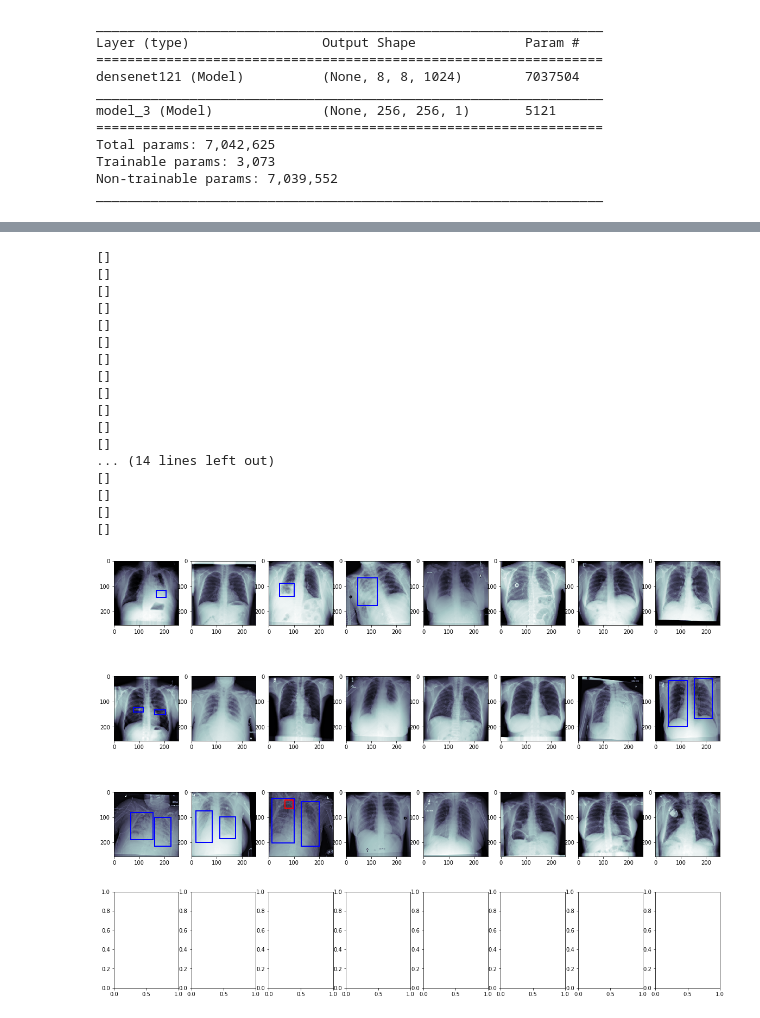
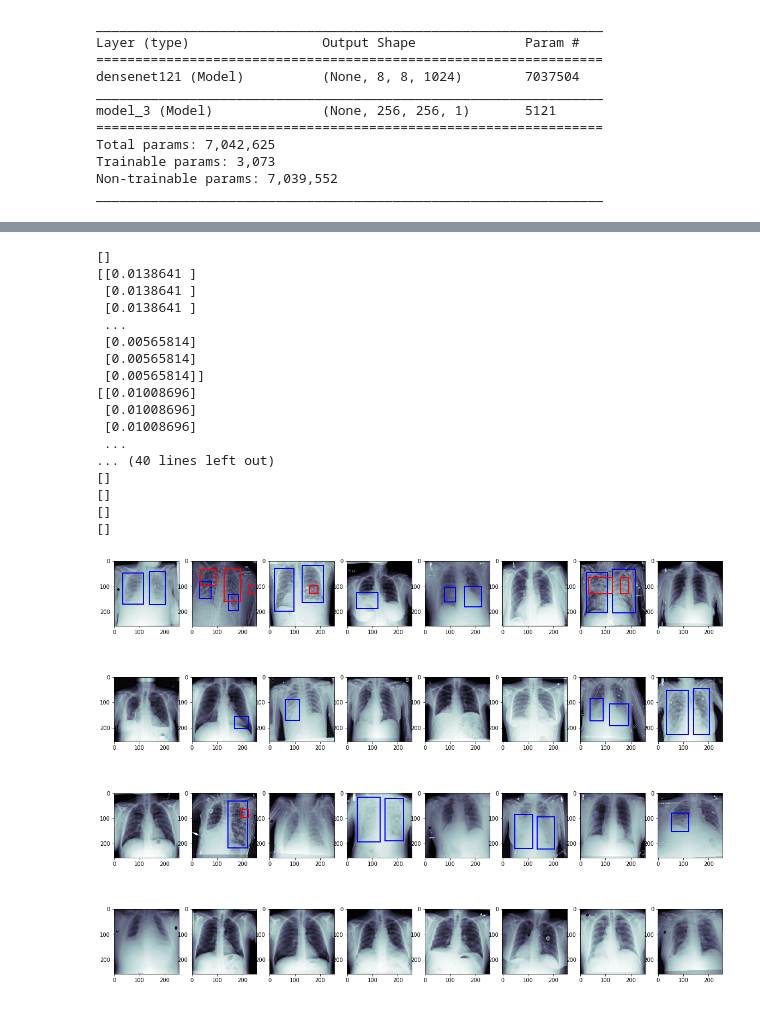
Before and after one commit to jsreid13/syde677-project, a Jupyter notebook: scripts/deepnet.ipynb, the cells around one changed output, grey strips where cells are left out. Cells and saved outputs as stored; diff of their text form; code cells hidden in the pictures.

```diff
--- a/scripts/deepnet.ipynb
+++ b/scripts/deepnet.ipynb
@@ -304,15 +304,13 @@ def iou_loss(y_true, y_pred):
 # combine bce loss and iou loss
 def iou_bce_loss(y_true, y_pred):
     split0, split1, split2 = tf.split(y_true, num_or_size_splits=3, axis=3)
-    split0 = tf.divide(split0, 255)
+    split0 = tf.round(tf.divide(split0, 255))
     return 0.5 * binary_crossentropy(split0, y_pred) + 0.5 * iou_loss(split0, y_pred)
 
 # mean iou as a metric
 def mean_iou(y_true, y_pred):
     split0, split1, split2 = tf.split(y_true, num_or_size_splits=3, axis=3)
-    #print(tf.shape(split0))
-    #print(tf.shape(y_pred))
-    split0 = tf.divide(split0, 255)
+    split0 = tf.round(tf.divide(split0, 255))
     y_pred = tf.round(y_pred)
     intersect = tf.reduce_sum(split0 * y_pred, axis=[1, 2, 3])
     union = tf.reduce_sum(split0, axis=[1, 2, 3]) + tf.reduce_sum(y_pred, axis=[1, 2, 3])
@@ -348,7 +346,7 @@ history = pneu_model.fit_generator(train_generator,
                                    steps_per_epoch=train_image_generator.n//BATCH_SIZE,
                                    validation_data=valid_generator,
                                    validation_steps=valid_image_generator.n//BATCH_SIZE,
-                                   epochs=20,
+                                   epochs=4,
                                    callbacks=callbacks_list,
                                    workers=1
                                    )
@@ -412,45 +409,45 @@ for img, msk, pred in zip(valid_set, valid_tar, preds):
     # apply connected components
     comp = measure.label(comp)
     # apply bounding boxes
     predictionString = ''
     for region in measure.regionprops(comp):
         # retrieve x, y, height and width
         y, x, y2, x2 = region.bbox
         height = y2 - y
         width = x2 - x
         axarr[axidx].add_patch(patches.Rectangle((x,y),width,height,linewidth=2,edgecolor='b',facecolor='none'))
     # threshold predicted mask
-    comp = pred[:, :, 0] > 0.1
+    comp = pred[:, :, 0] > 0.005
     print(pred[comp])
     # apply connected components
     comp = measure.label(comp)
     # apply bounding boxes
     predictionString = ''
     for region in measure.regionprops(comp):
         # retrieve x, y, height and width
         y, x, y2, x2 = region.bbox
         height = y2 - y
         width = x2 - x
         axarr[axidx].add_patch(patches.Rectangle((x,y),width,height,linewidth=2,edgecolor='r',facecolor='none'))
     axidx += 1
 plt.show()
 # only plot one batch
 # %% [output]
+[]
+[[0.0138641 ]
+ [0.0138641 ]
+ [0.0138641 ]
+ ...
+ [0.00565814]
+ [0.00565814]
+ [0.00565814]]
+[[0.01008696]
+ [0.01008696]
+ [0.01008696]
+ ...
+... (40 lines left out)
 []
 []
 []
 []
-[]
-[]
-[]
-[]
-[]
-[]
-[]
-[]
-... (14 lines left out)
-[]
-[]
-[]
-[]
-[figure, old version]
+[figure, new version]
```
Also changed, not shown: parts of 3 cells of this notebook.
